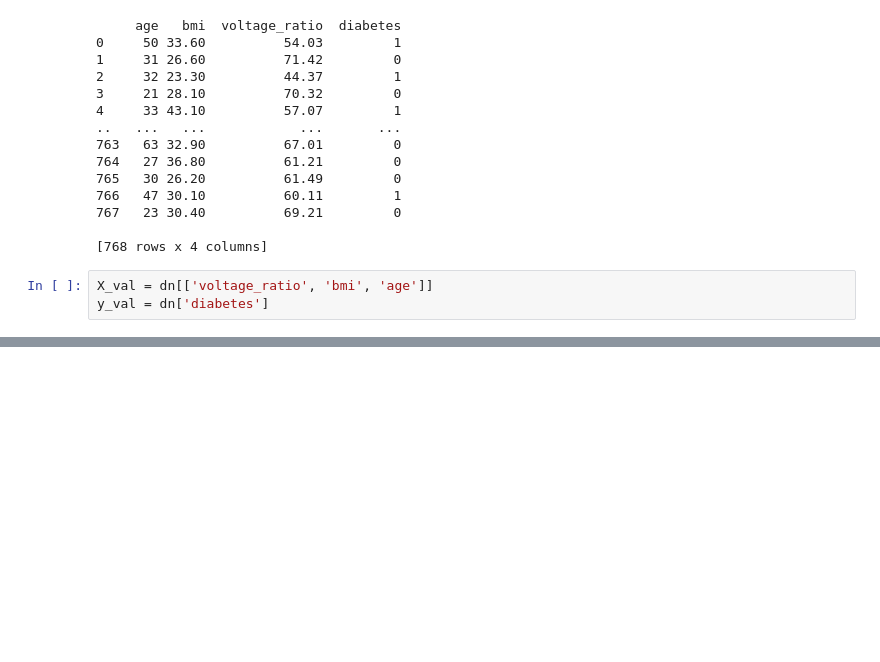
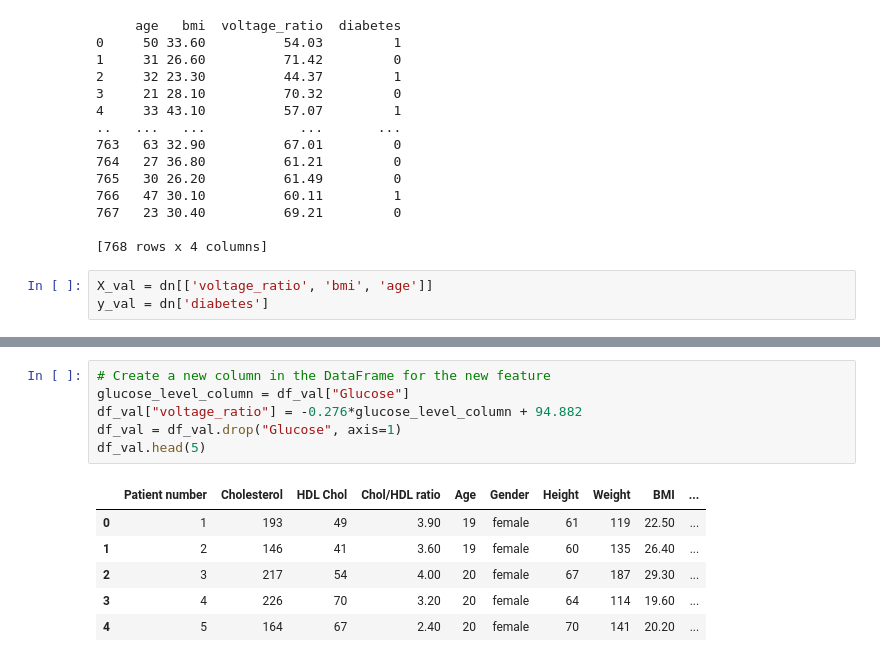
Before and after one commit to maalfarisi/Program, a Jupyter notebook: RF - Hyperparameter - Copy.ipynb, the cells around one changed output, grey strips where cells are left out. Drawn from its saved outputs; the diff is of its cells as text; blank space fills up the shorter version.

```diff
--- a/RF - Hyperparameter - Copy.ipynb
+++ b/RF - Hyperparameter - Copy.ipynb
@@ -415,0 +512,13 @@ weighted avg       0.42      0.65      0.51       768
+# %%
+# Create a new column in the DataFrame for the new feature
+glucose_level_column = df_val["Glucose"]
+df_val["voltage_ratio"] = -0.276*glucose_level_column + 94.882
+df_val = df_val.drop("Glucose", axis=1)
+df_val.head(5)
+# %% [output]
+|  | Patient number | Cholesterol | HDL Chol | Chol/HDL ratio | Age | Gender | Height | Weight | BMI | ... |
+| 0 | 1 | 193 | 49 | 3.90 | 19 | female | 61 | 119 | 22.50 | ... |
+| 1 | 2 | 146 | 41 | 3.60 | 19 | female | 60 | 135 | 26.40 | ... |
+| 2 | 3 | 217 | 54 | 4.00 | 20 | female | 67 | 187 | 29.30 | ... |
+| 3 | 4 | 226 | 70 | 3.20 | 20 | female | 64 | 114 | 19.60 | ... |
+| 4 | 5 | 164 | 67 | 2.40 | 20 | female | 70 | 141 | 20.20 | ... |
```
Also changed, not shown: parts of 17 cells of this notebook, 4 other files.
